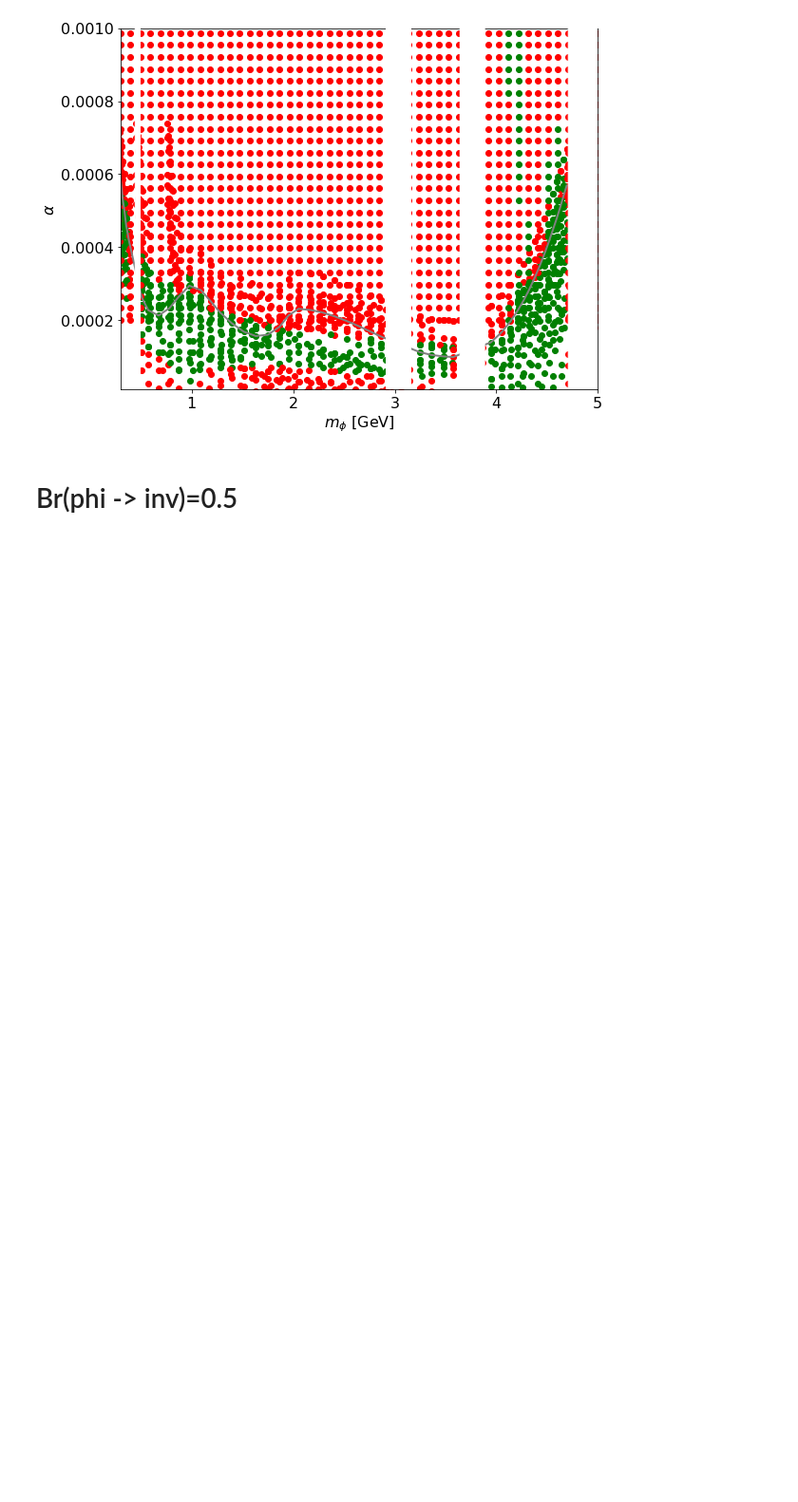
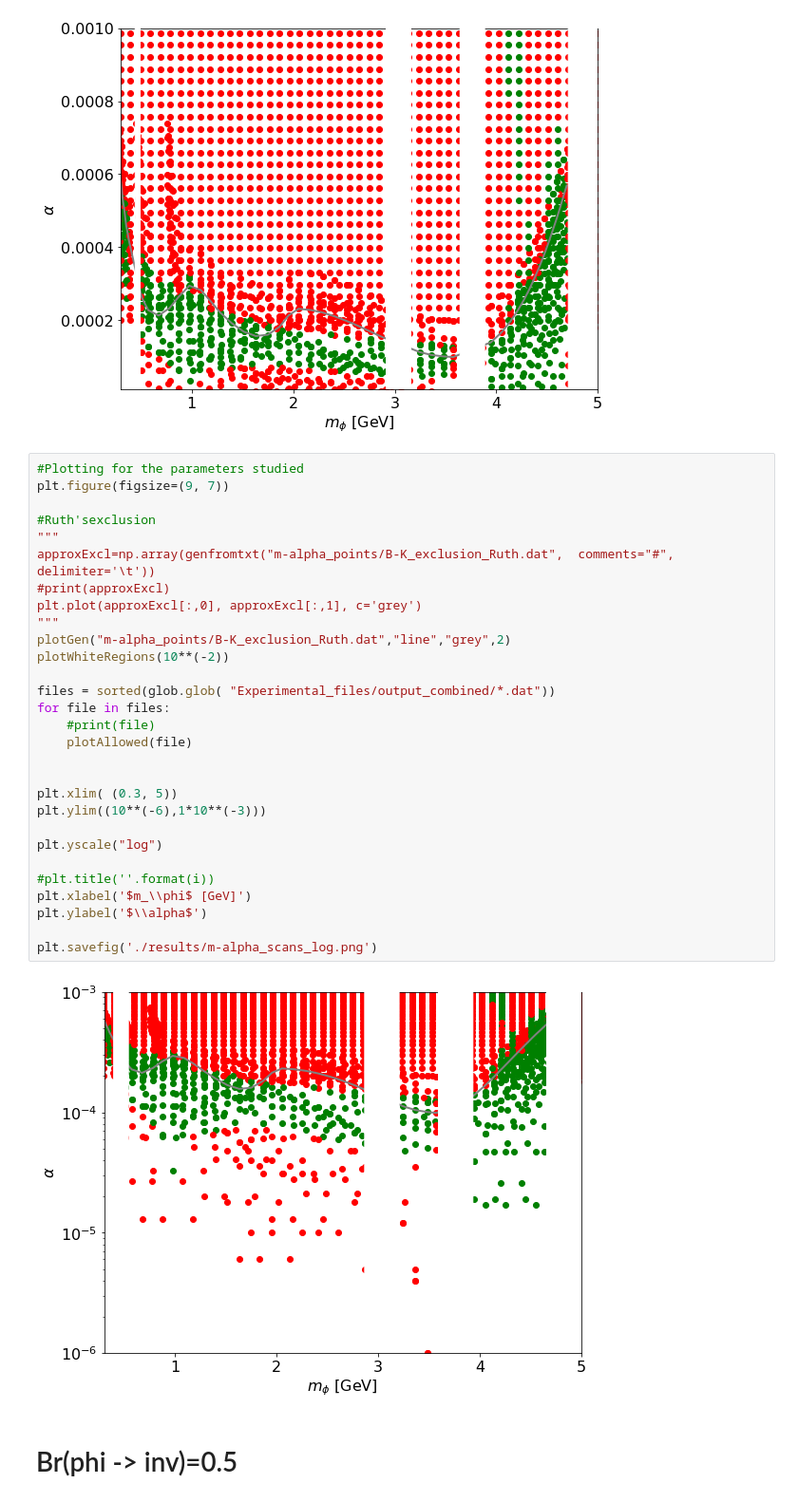
Before and after one commit to anasthesia/B-K, a Jupyter notebook: LHCB_bounds.ipynb, the cells around one changed output. Shown at 95% size. Saved outputs shown, nothing was run; the diff lists cells and outputs as text; blank space fills up the shorter version.

```diff
--- a/LHCB_bounds.ipynb
+++ b/LHCB_bounds.ipynb
@@ -138,6 +138,37 @@ plt.ylabel('$\\alpha$')
 plt.savefig('./results/m-alpha_scans.png')
 # %% [output]
 [figure]
+# %%
+#Plotting for the parameters studied
+plt.figure(figsize=(9, 7))
+
+#Ruth'sexclusion
+"""
+approxExcl=np.array(genfromtxt("m-alpha_points/B-K_exclusion_Ruth.dat",  comments="#", delimiter='\t'))
+#print(approxExcl)
+plt.plot(approxExcl[:,0], approxExcl[:,1], c='grey')
+"""
+plotGen("m-alpha_points/B-K_exclusion_Ruth.dat","line","grey",2)
+plotWhiteRegions(10**(-2))
+
+files = sorted(glob.glob( "Experimental_files/output_combined/*.dat"))
+for file in files:
+    #print(file)
+    plotAllowed(file)
+
+
+plt.xlim( (0.3, 5))
+plt.ylim((10**(-6),1*10**(-3)))
+
+plt.yscale("log")
+
+#plt.title(''.format(i))
+plt.xlabel('$m_\\phi$ [GeV]')
+plt.ylabel('$\\alpha$')
+
+plt.savefig('./results/m-alpha_scans_log.png')
+# %% [output]
+[figure, added]
 # %% [markdown]
 # Br(phi -> inv)=0.5
 # %%
```
Also changed, not shown: 1 other file.
